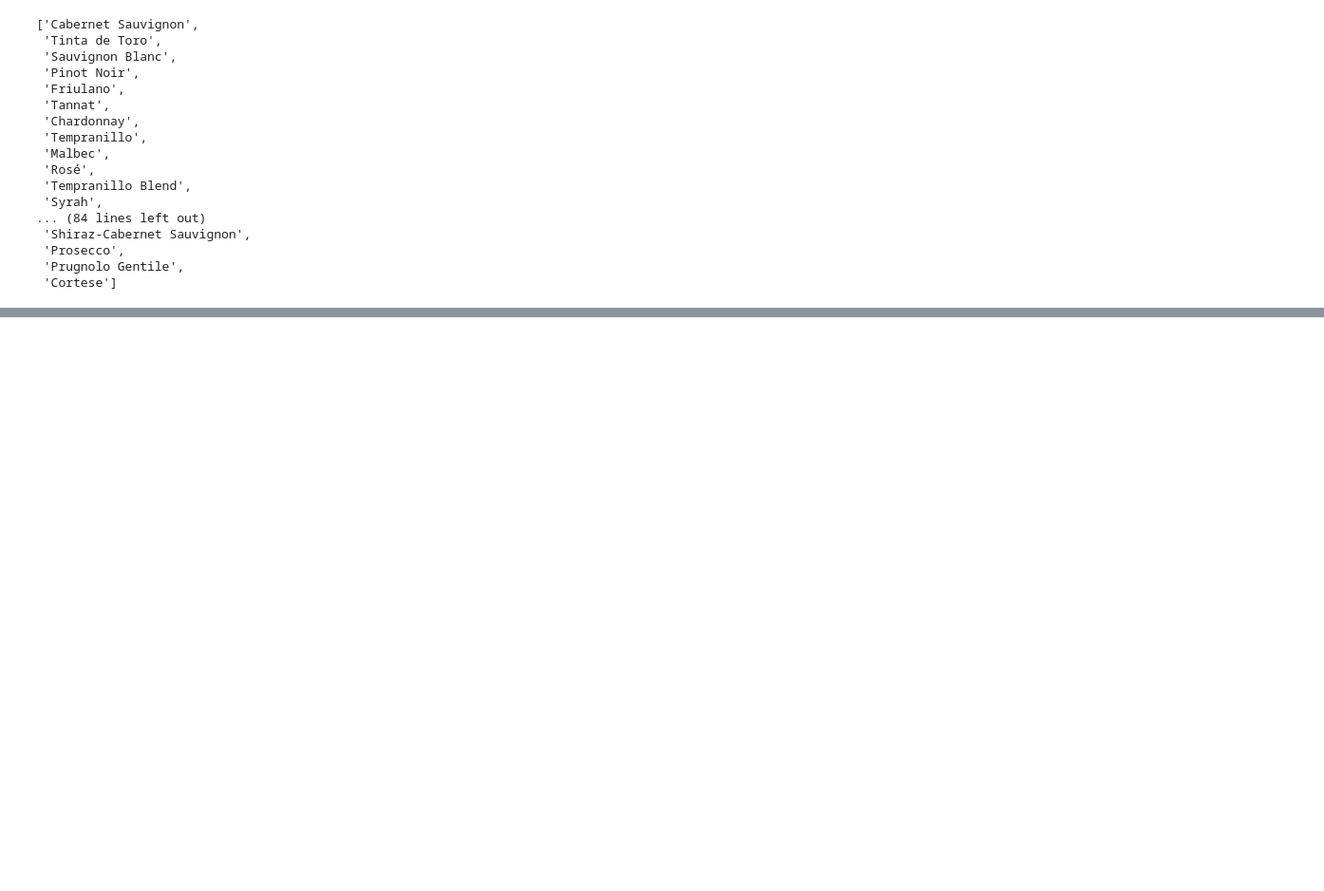
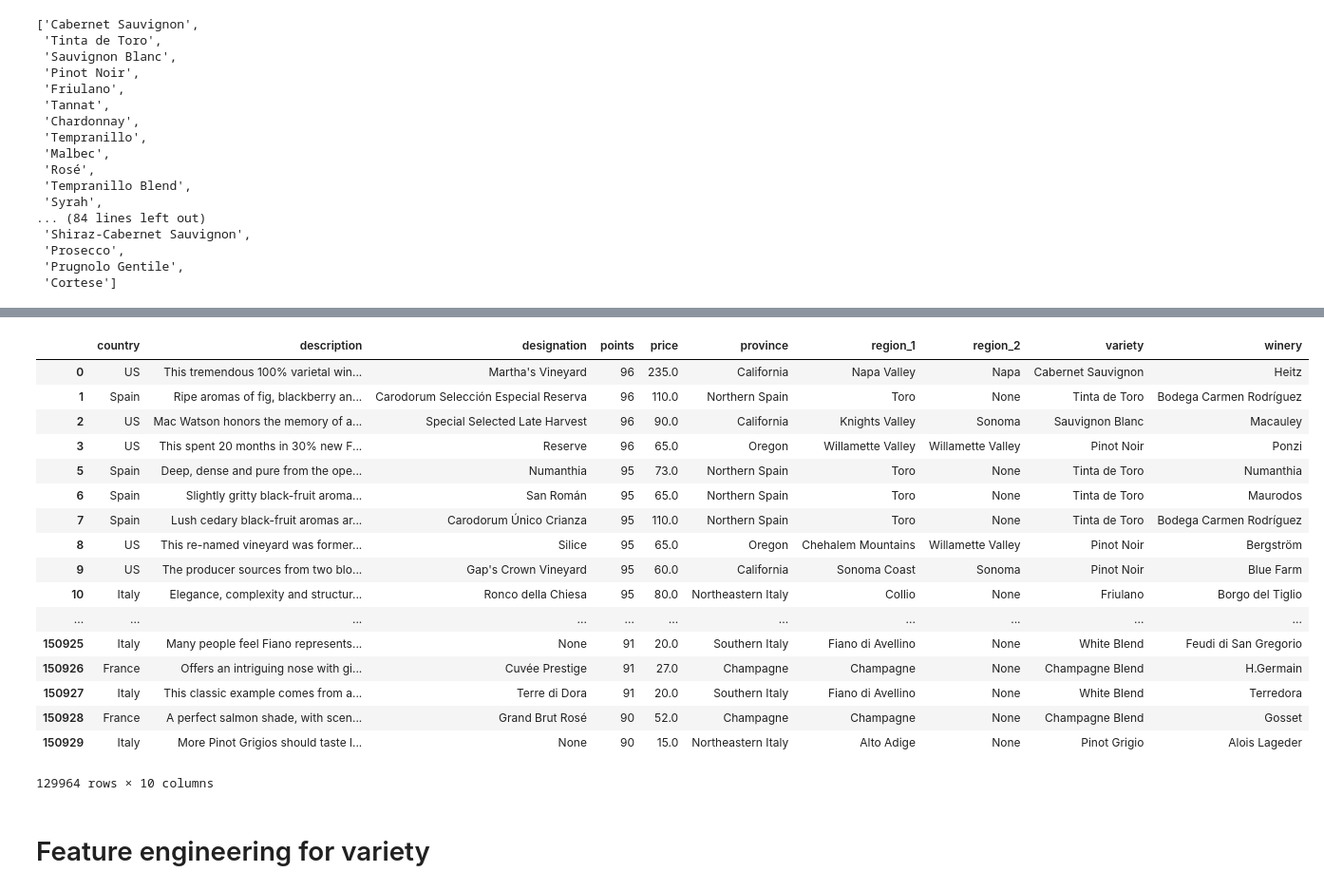
Before and after one commit to easonrecto/ORIE4741Project, a Jupyter notebook: Data Exploration.ipynb, the cells around one changed output, grey strips where cells are left out. Shown at 95% size. Cells and saved outputs as stored; diff of their text form; code cells hidden in the pictures; blank space fills up the shorter version.

```diff
--- a/Data Exploration.ipynb
+++ b/Data Exploration.ipynb
@@ -378,0 +437,23 @@ py.show()
+# %%
+df
+# %% [output]
+|  | country | description | designation | points | price | province | region_1 | region_2 | variety | winery |
+| 0 | US | This tremendous 100% varietal win... | Martha's Vineyard | 96 | 235.0 | California | Napa Valley | Napa | Cabernet Sauvignon | Heitz |
+| 1 | Spain | Ripe aromas of fig, blackberry an... | Carodorum Selección Especial Reserva | 96 | 110.0 | Northern Spain | Toro | None | Tinta de Toro | Bodega Carmen Rodríguez |
+| 2 | US | Mac Watson honors the memory of a... | Special Selected Late Harvest | 96 | 90.0 | California | Knights Valley | Sonoma | Sauvignon Blanc | Macauley |
+| 3 | US | This spent 20 months in 30% new F... | Reserve | 96 | 65.0 | Oregon | Willamette Valley | Willamette Valley | Pinot Noir | Ponzi |
+| 5 | Spain | Deep, dense and pure from the ope... | Numanthia | 95 | 73.0 | Northern Spain | Toro | None | Tinta de Toro | Numanthia |
+| 6 | Spain | Slightly gritty black-fruit aroma... | San Román | 95 | 65.0 | Northern Spain | Toro | None | Tinta de Toro | Maurodos |
+| 7 | Spain | Lush cedary black-fruit aromas ar... | Carodorum Único Crianza | 95 | 110.0 | Northern Spain | Toro | None | Tinta de Toro | Bodega Carmen Rodríguez |
+| 8 | US | This re-named vineyard was former... | Silice | 95 | 65.0 | Oregon | Chehalem Mountains | Willamette Valley | Pinot Noir | Bergström |
+| 9 | US | The producer sources from two blo... | Gap's Crown Vineyard | 95 | 60.0 | California | Sonoma Coast | Sonoma | Pinot Noir | Blue Farm |
+| 10 | Italy | Elegance, complexity and structur... | Ronco della Chiesa | 95 | 80.0 | Northeastern Italy | Collio | None | Friulano | Borgo del Tiglio |
+| ... | ... | ... | ... | ... | ... | ... | ... | ... | ... | ... |
+| 150925 | Italy | Many people feel Fiano represents... | None | 91 | 20.0 | Southern Italy | Fiano di Avellino | None | White Blend | Feudi di San Gregorio |
+| 150926 | France | Offers an intriguing nose with gi... | Cuvée Prestige | 91 | 27.0 | Champagne | Champagne | None | Champagne Blend | H.Germain |
+| 150927 | Italy | This classic example comes from a... | Terre di Dora | 91 | 20.0 | Southern Italy | Fiano di Avellino | None | White Blend | Terredora |
+| 150928 | France | A perfect salmon shade, with scen... | Grand Brut Rosé | 90 | 52.0 | Champagne | Champagne | None | Champagne Blend | Gosset |
+| 150929 | Italy | More Pinot Grigios should taste l... | None | 90 | 15.0 | Northeastern Italy | Alto Adige | None | Pinot Grigio | Alois Lageder |
+129964 rows × 10 columns
+# %% [markdown]
+# Feature engineering for variety
```
Also changed, not shown: parts of 18 cells of this notebook.
